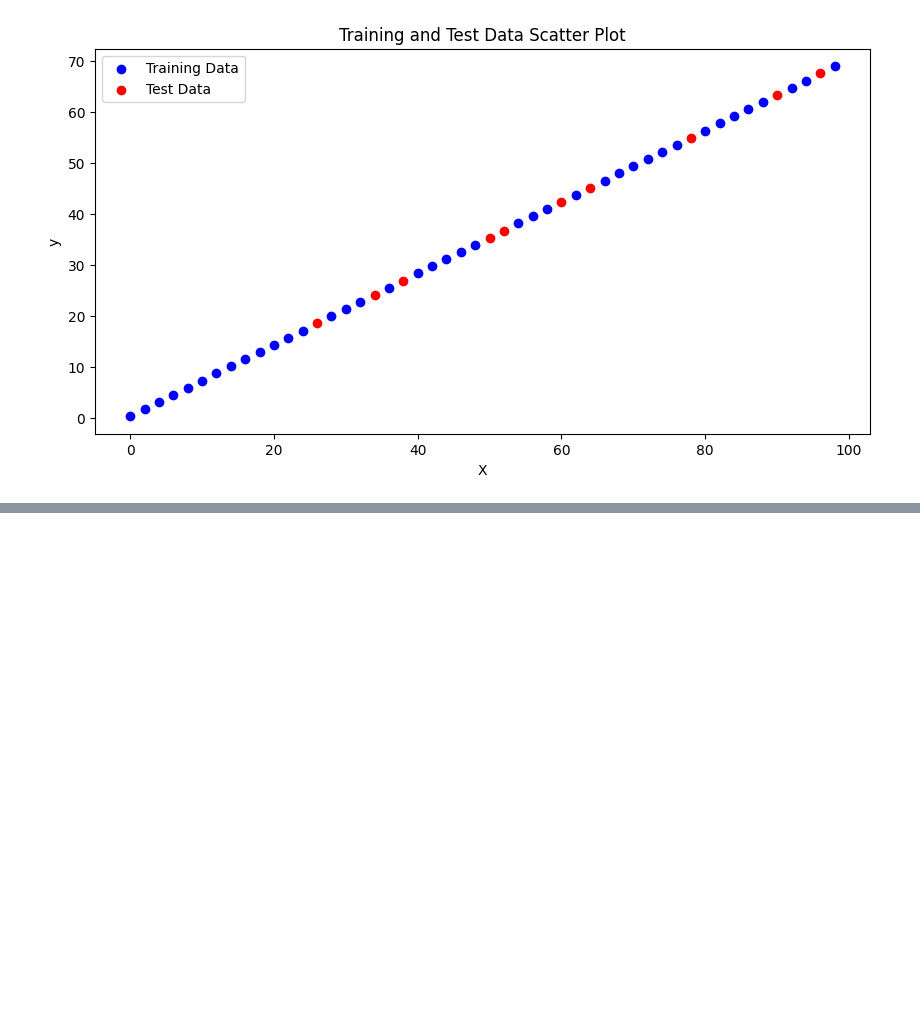
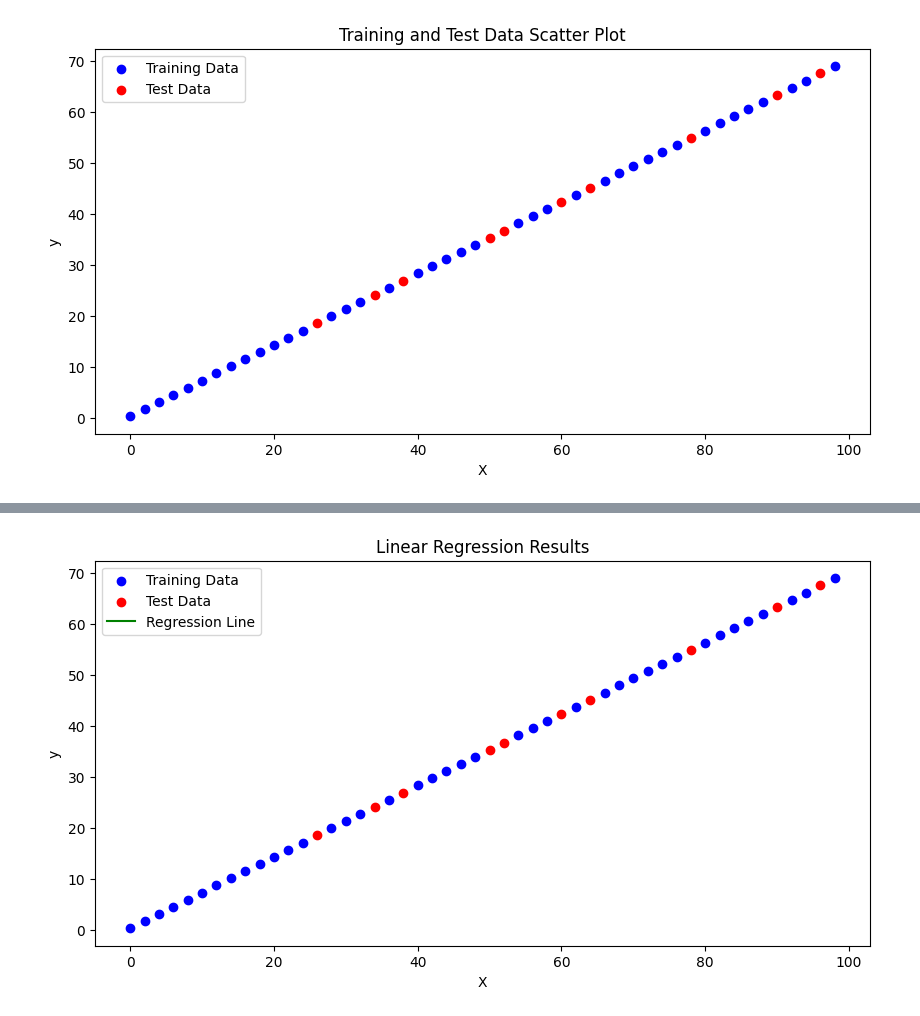
Before and after one commit to Ali-Haider006/Pytorch, a Jupyter notebook: pytorch_Workflow.ipynb, the cells around one changed output, grey strips where cells are left out. Cells and saved outputs as stored; diff of their text form; code cells hidden in the pictures; blank space fills up the shorter version.

Commit message:
LR workflow in pytorch

```diff
--- a/pytorch_Workflow.ipynb
+++ b/pytorch_Workflow.ipynb
@@ -74,0 +129,88 @@ class LinearRegressionModel(nn.Module):
+# %%
+# prompt: save my model in this path '/content/drive/MyDrive/Pytorch'
+
+import torch
+import torch.nn as nn
+import numpy as np
+import matplotlib.pyplot as plt
+from sklearn.model_selection import train_test_split
+from google.colab import drive
+# Data could be anything, excel sheet, images, videos, audio, blobs, DNAs, words, texts
+# ML is game of two parts
+# 1. Get Data into numerical representation
+# 2. Train model for pattern detection
+# X or any capitalised variable is tensor
+# * lowercase represents vector
+
+X = torch.arange(0, 100, 2).reshape(-1, 1).float()
+y = 0.7 * X + 0.3
+
+print(f"{X=}")
+print(f"{y=}")
+
+
+X_train, X_test, y_train, y_test = train_test_split(
+    X, y, test_size=0.2, random_state=42
+)
+
+plt.figure(figsize=(10, 5))
+plt.scatter(X_train, y_train, label="Training Data", color="blue")
+plt.scatter(X_test, y_test, label="Test Data", color="red")
+plt.xlabel("X")
+plt.ylabel("y")
+plt.title("Training and Test Data Scatter Plot")
+plt.legend()
+plt.show()
+
+class LinearRegressionModel(nn.Module):
+  def __init__(self):
+    super(LinearRegressionModel, self).__init__()
+    self.weights = nn.Parameter(torch.randn(1, requires_grad=True))
+    self.bias = nn.Parameter(torch.randn(1, requires_grad=True))
+
+  def forward(self, x):
+    return self.weights * x + self.bias
+
+model = LinearRegressionModel()
+criterion = nn.MSELoss()
+optimizer = torch.optim.SGD(model.parameters(), lr=0.001)
+
+epochs = 1000
+for epoch in range(epochs):
+  # Forward pass
+  y_pred = model(X_train)
+  loss = criterion(y_pred, y_train)
+
+  # Backward pass and optimization
+  optimizer.zero_grad()
+  loss.backward()
+  optimizer.step()
+
+  # if (epoch + 1) % 100 == 0:
+  #   print(f"Epoch [{epoch+1}/{epochs}], Loss: {loss.item():.4f}")
+
+# Test the model
+with torch.no_grad():
+  y_pred_test = model(X_test)
+  test_loss = criterion(y_pred_test, y_test)
+  print(test_loss)
+  # print(f"Test Loss: {test_loss.cpu().detach().numpy():.4f}")
+
+# Plot the results
+plt.figure(figsize=(10, 5))
+plt.scatter(X_train, y_train, label="Training Data", color="blue")
+plt.scatter(X_test, y_test, label="Test Data", color="red")
+plt.plot(X_test, y_pred_test.numpy(), label="Regression Line", color="green")
+plt.xlabel("X")
+plt.ylabel("y")
+plt.title("Linear Regression Results")
+plt.legend()
+plt.show()
+model
+# * Torch.save()
+# * torch.load()
+# * torch.nn.Module.load_state_dict()    'Displays parameters'
+drive.mount('/content/drive')
+
+torch.save(model.state_dict(), '/content/drive/MyDrive/Pytorch/my_model.pth')
+# %% [output]
@@ -74,0 +236 @@ class LinearRegressionModel(nn.Module):
+[figure, added]
```
Also changed, not shown: parts of 7 cells of this notebook.
